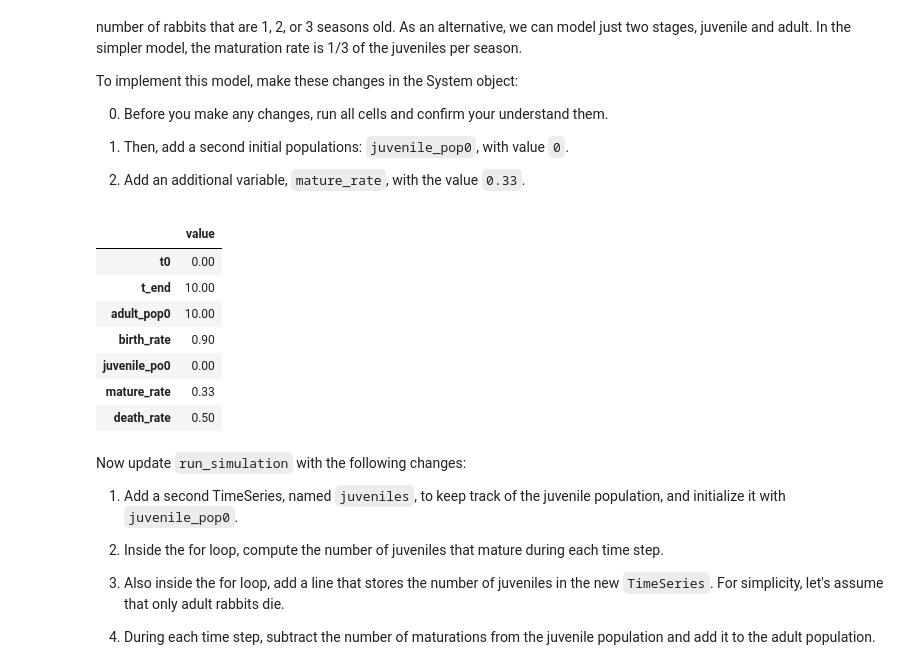
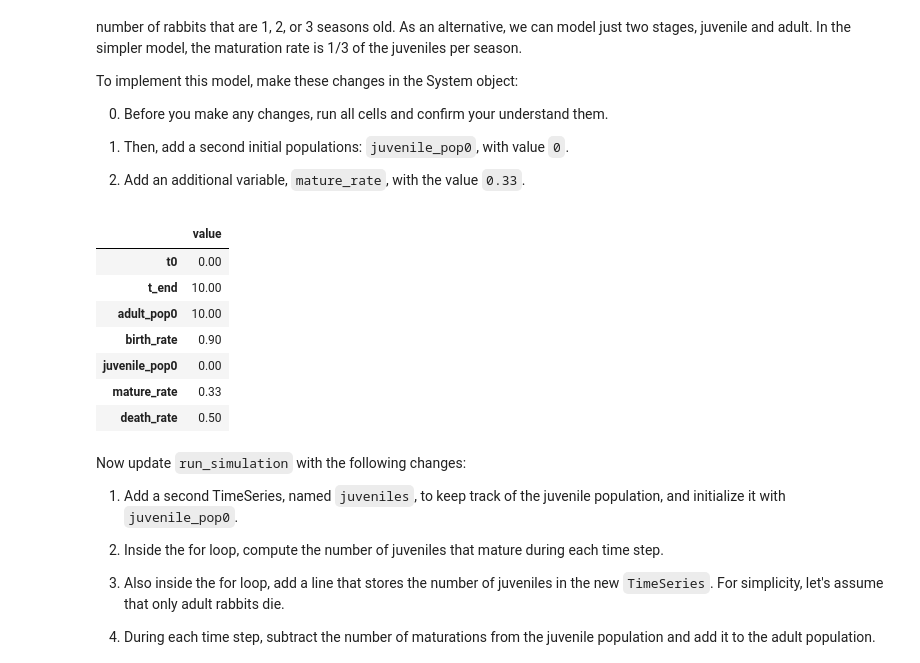
Before and after one commit to NOwolabi/modsim_project_2, a Jupyter notebook: code/rabbits2.ipynb, the cells around one changed output. Drawn from its saved outputs; the diff is of its cells as text; code cells hidden in the pictures.

```diff
--- a/code/rabbits2.ipynb
+++ b/code/rabbits2.ipynb
@@ -29,20 +29,20 @@ To implement this model, make these changes in the System object:
 # %%
 system = System(t0 = 0,
                 t_end = 10,
                 adult_pop0 = 10,
                 birth_rate = 0.9,
-                juvenile_po0 = 0,
+                juvenile_pop0 = 0,
                 mature_rate = .33,
                 death_rate = 0.5)
 
 system
 # %% [output]
 |  | value |
 | t0 | 0.00 |
 | t_end | 10.00 |
 | adult_pop0 | 10.00 |
 | birth_rate | 0.90 |
-| juvenile_po0 | 0.00 |
+| juvenile_pop0 | 0.00 |
 | mature_rate | 0.33 |
 | death_rate | 0.50 |
 # %% [markdown]
```
Also changed, not shown: parts of 4 cells of this notebook, 11 other files.
